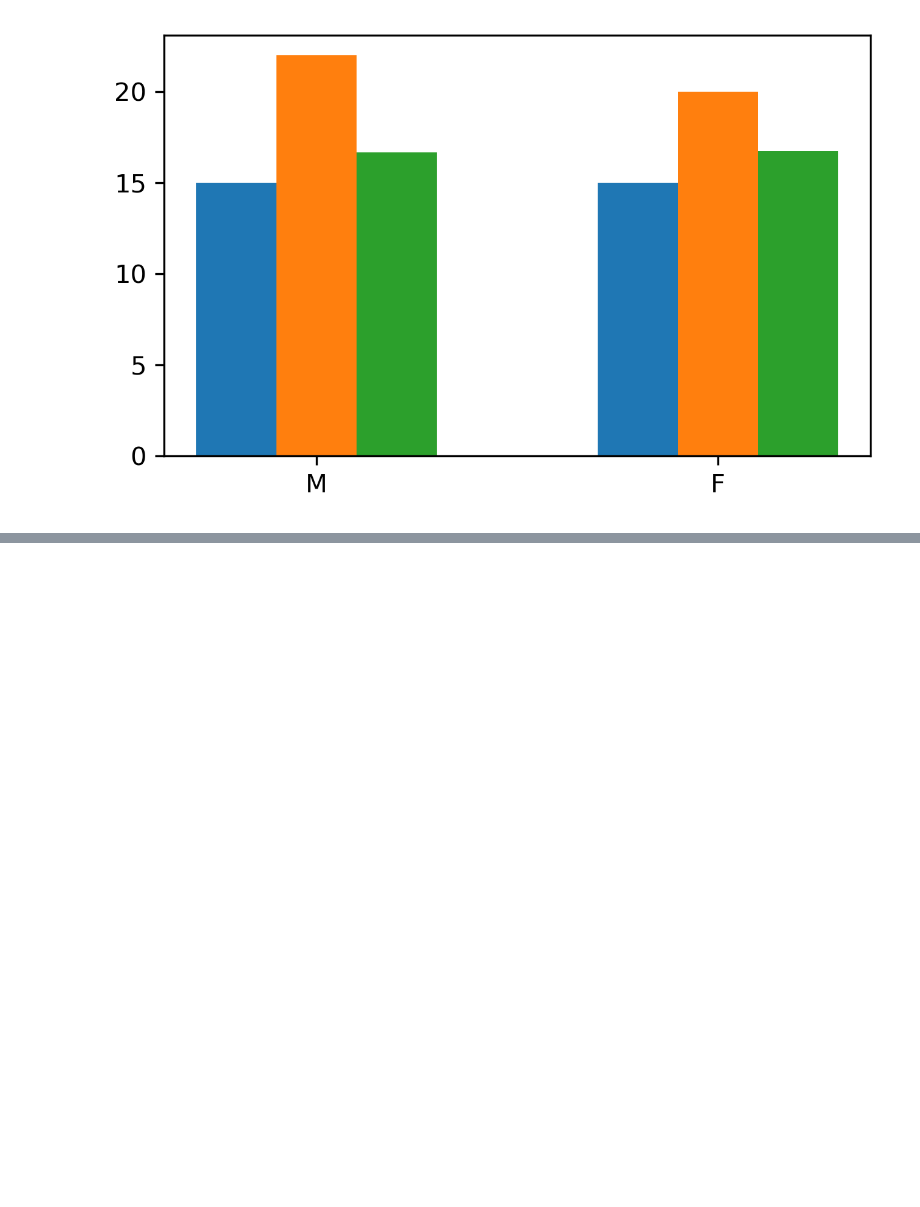
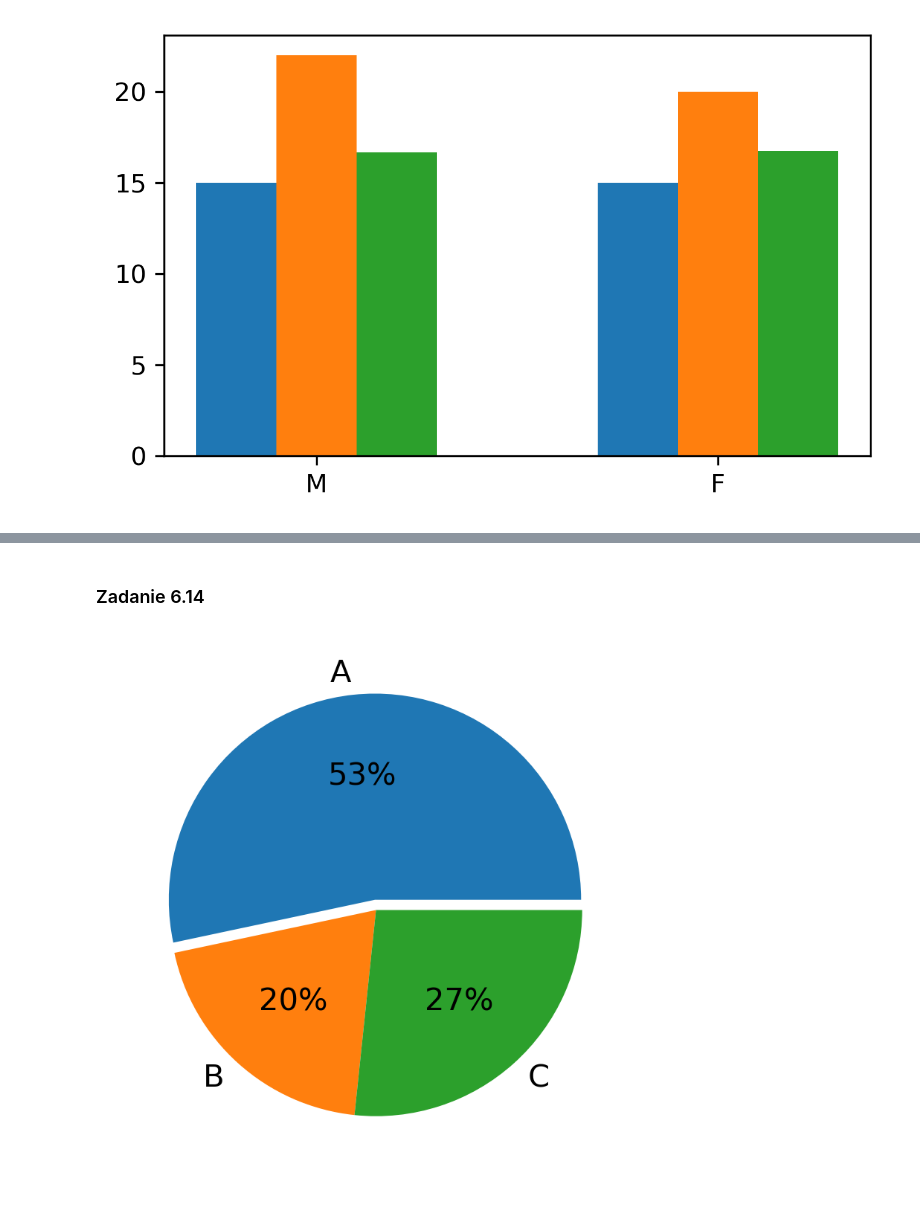
Before and after one commit to kplawik/MetodyWizualizacjiDanych, a Jupyter notebook: zadania_6.ipynb, the cells around one changed output, grey strips where cells are left out. Cells and saved outputs as stored; diff of their text form; code cells hidden in the pictures; blank space fills up the shorter version.

```diff
--- a/zadania_6.ipynb
+++ b/zadania_6.ipynb
@@ -279,0 +290,10 @@ F     208.0    16.73     15.0     20.0
+# %% [markdown]
+### Zadanie 6.14
+# %%
+plt.figure(figsize=(3, 3), dpi=300, num=2)
+plt.pie([40, 15, 20], explode=(0.05, 0, 0), labels=['A', 'B', 'C'],
+        normalize=True, autopct='%.0f%%')
+plt.show()
+plt.close(2)
+# %% [output]
+[figure, added]
```
Also changed, not shown: parts of 7 cells of this notebook.
